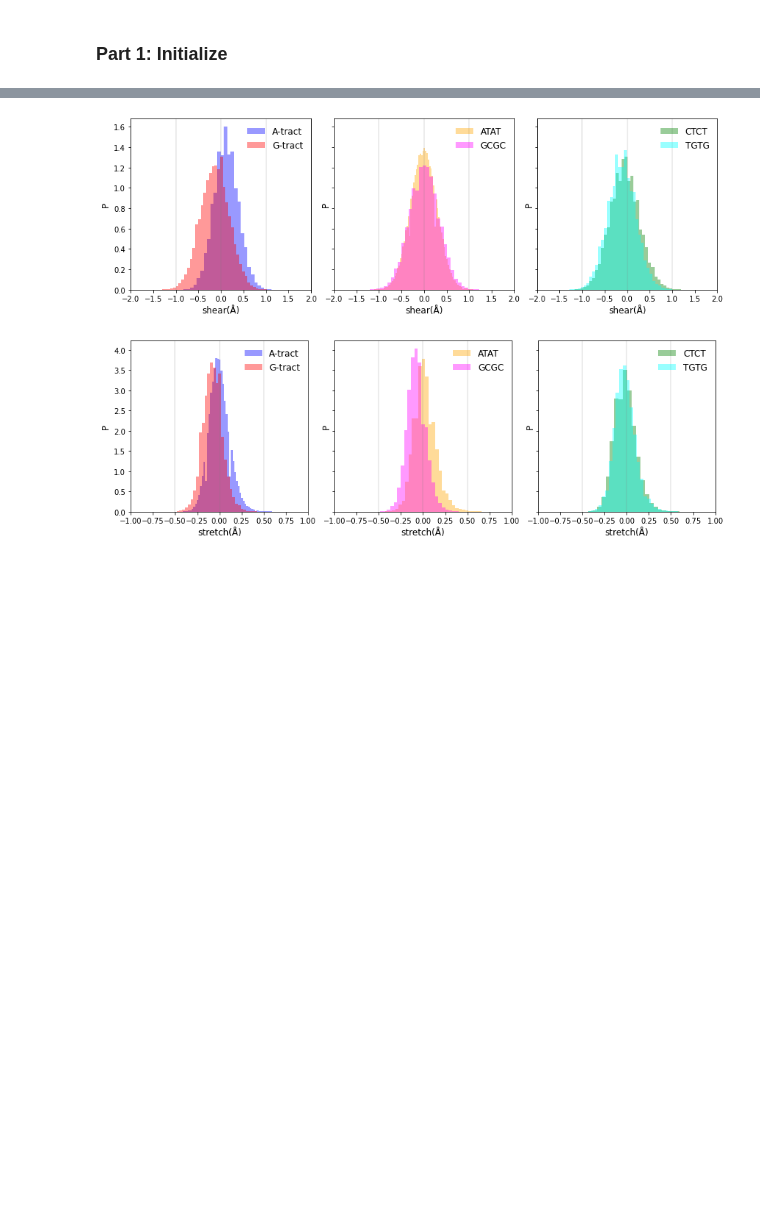
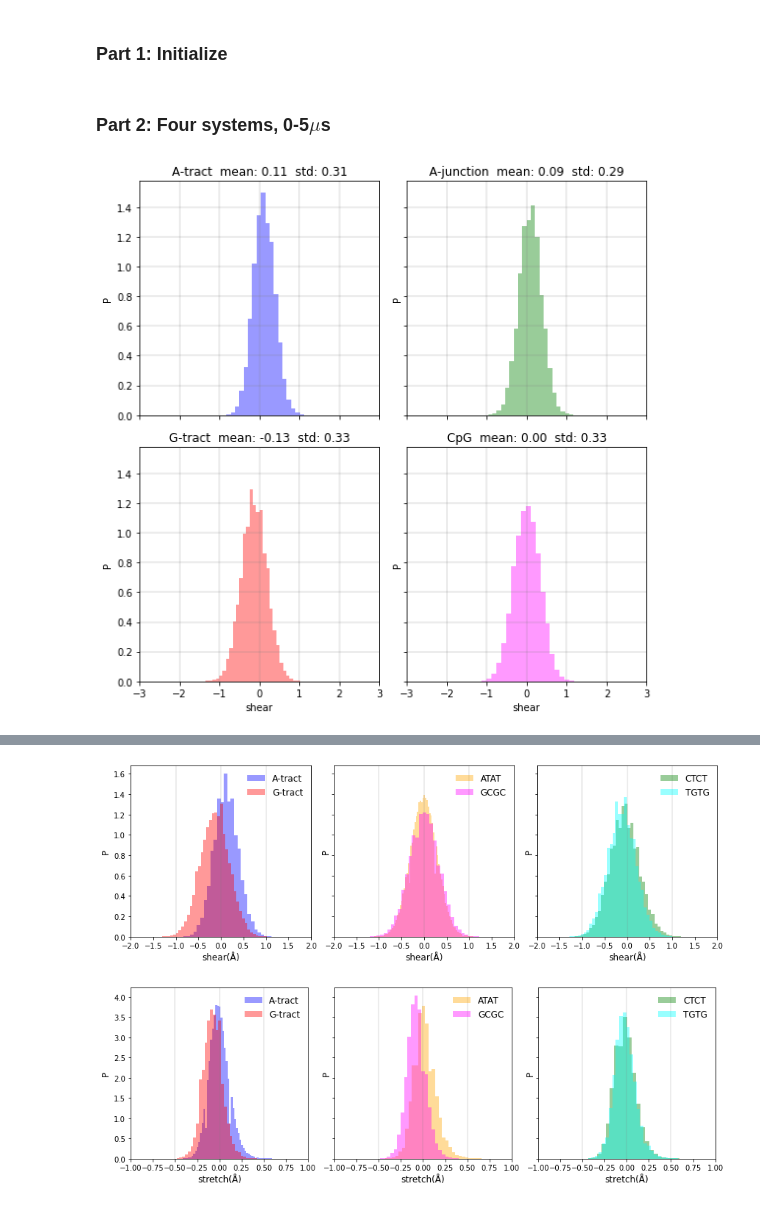
Before and after one commit to yizaochen/structural_x3dna, a Jupyter notebook: notebooks/5_basepair_analysis.ipynb, the cells around one changed output, grey strips where cells are left out. Saved outputs shown, nothing was run; the diff lists cells and outputs as text; code cells hidden in the pictures; blank space fills up the shorter version.

```diff
--- a/notebooks/5_basepair_analysis.ipynb
+++ b/notebooks/5_basepair_analysis.ipynb
@@ -9,0 +8,22 @@ bp_agent = BasePairAgent(rootfolder, time_interval)
+# %%
+bp_agent = BasePairAgent(rootfolder)
+# %% [markdown]
+### Part 2: Four systems, 0-5$\mu$s
+# %%
+figsize = (8, 8)
+sele_para = 'shear' #'shear', 'buckle', 'stretch', 'propeller', 'stagger', 'opening'
+bins = 100
+xlines = range(-3, 3) # None or [xvalue1, xvalue2, ...]
+ylines = np.arange(0.2, 1.41, 0.2) # None or [yvalue1, yvalue2, ...]
+xlim = (-3,3) # None or (xmin, xmax)
+ylim = None  # None or (ymin, ymax)
+xticks = None
+yticks = None
+
+fig, axes = bp_agent.histogram_four_sys_one_para(figsize, sele_para, bins, xlines, ylines, xlim, ylim, xticks, yticks)
+
+plt.tight_layout()
+#plt.savefig(f'/home/yizaochen/Desktop/drawzone_temp/{sele_para}.svg')
+plt.show()
+# %% [output]
+[figure, added]
```
Also changed, not shown: parts of 8 cells of this notebook, 7 other files.
